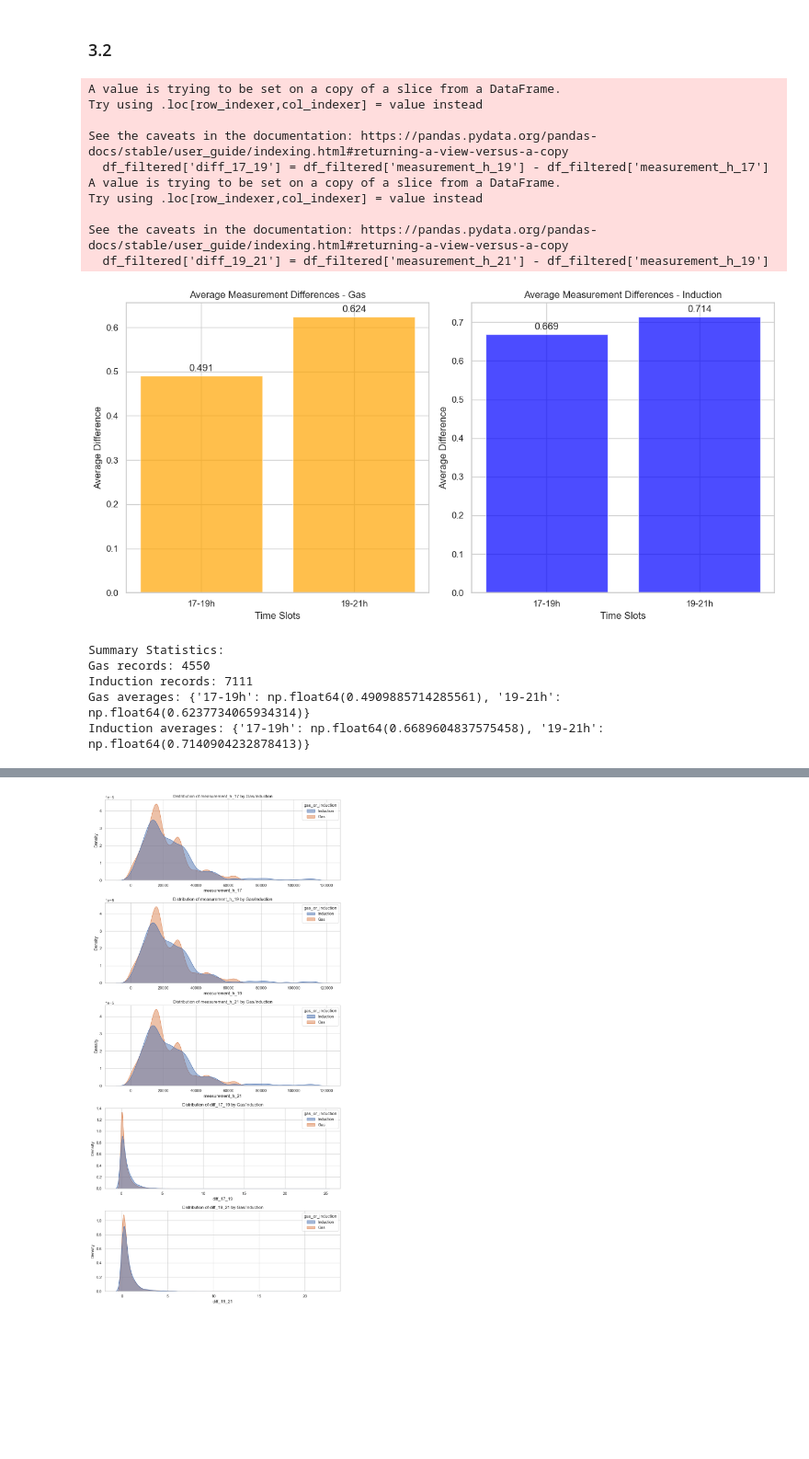
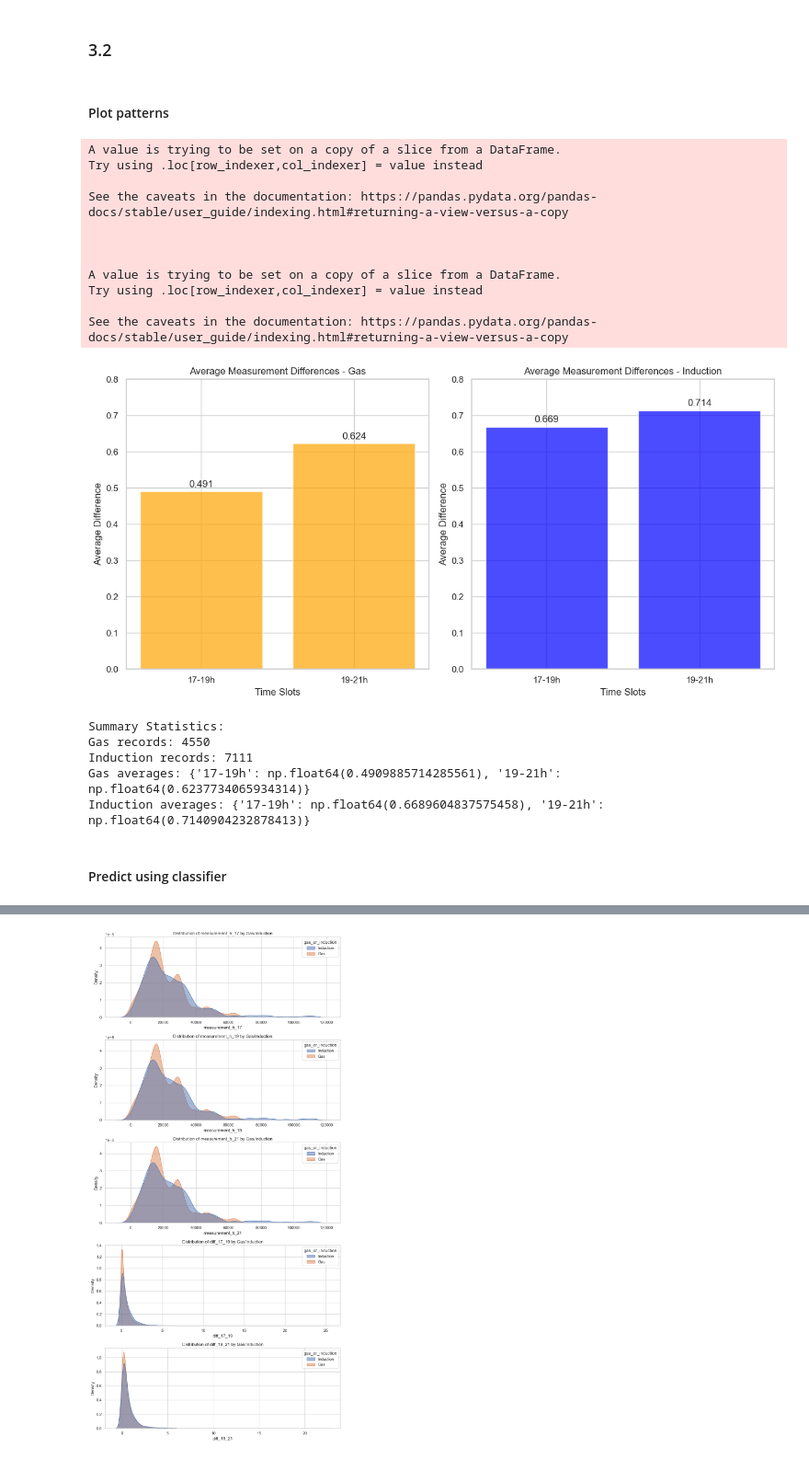
Before and after one commit to Gijsbertbas/swa, a Jupyter notebook: notebooks/midden_drenthe.ipynb, the cells around one changed output, grey strips where cells are left out. Shown at 92% size. Saved outputs shown, nothing was run; the diff lists cells and outputs as text; code cells hidden in the pictures; blank space fills up the shorter version.

```diff
--- a/notebooks/midden_drenthe.ipynb
+++ b/notebooks/midden_drenthe.ipynb
@@ -58,3 +57,4 @@ households = wr.athena.read_sql_query(
     workgroup="primary",
     boto3_session=session,
 )
+households['date_of_activation'] = pd.to_datetime(households['date_of_activation'])
@@ -64,0 +61,3 @@ households.shape
+# %%
+# remove restaurant Het Wapen van Schotland which should not be part of this exercise
+households = households[households['id']!='aa80d5d4-eea3-443f-b813-6bb84d817b34']
@@ -474,0 +697,29 @@ m.save(f'../data/middendrenthe/3.1-huishoudens_zonder_gasaansluiting.html')
+# %%
+wijk = 'Smilde'
+df = households[(households['wijk'] == wijk) & pd.isna(households['gas_ean'])].copy()
+coords = households.groupby('zipcode')[['lat', 'lon']].agg('mean')
+
+m = folium.Map(location=(df['lat'].mean(), df['lon'].mean()), zoom_start=14)
+
+for i, row in df.iterrows():
+
+    # based on average zipcode coordinates
+    # lat, lon = households.groupby('zipcode')[['lat', 'lon']].agg('mean').loc[row['zipcode']]
+
+    # based on actual coordinates with random offset
+    lat, lon = row['lat'] + np.random.uniform(-1, 1) / 2500, row['lon'] + np.random.uniform(-1, 1) / 1500
+    if pd.isna(lat):
+        continue
+
+    # Add marker with color based on backfeedusage
+    folium.CircleMarker(
+        location=[lat, lon],
+        radius=15,
+        # popup=popup_text,
+        color=Colors.COSTS.value,
+        fill=True,
+        fillColor=Colors.COSTS.value
+    ).add_to(m)
+
+# Save the map to an HTML file
+m.save(f'../data/middendrenthe/3.1b-huishoudens_zonder_gasaansluiting_{wijk}.html')
@@ -494,5 +749,3 @@ cooking_electricity = wr.athena.read_sql_query(
 )
 cooking_electricity['gas_or_induction'] = cooking_electricity['gas_or_induction'].replace({'': None, 'Inductie': 'Induction'})
 cooking_electricity = cooking_electricity[~(cooking_electricity[['measurement_h_17', 'measurement_h_19', 'measurement_h_21']] == 0).any(axis=1)]
-# %%
-cooking_electricity = cooking_electricity[~(cooking_electricity[['measurement_h_17', 'measurement_h_19', 'measurement_h_21']] == 0).any(axis=1)]
@@ -499,3 +754,5 @@ cooking_electricity = cooking_electricity[~(cooking_electricity[['measurement_h_
+# %% [markdown]
+#### Plot patterns
 # %%
 df = cooking_electricity.copy()
 
@@ -531,6 +788,7 @@ if len(gas_data) > 0:
     ax1.set_title('Average Measurement Differences - Gas')
     ax1.set_ylabel('Average Difference')
     ax1.set_xlabel('Time Slots')
+    ax1.set_ylim(0, 0.8)
     # Add value labels on bars
     for i, v in enumerate(values):
         ax1.text(i, v + max(values)*0.01, f'{v:.3f}', ha='center', va='bottom')
@@ -546,36 +804,38 @@ if len(induction_data) > 0:
     ax2.set_title('Average Measurement Differences - Induction')
     ax2.set_ylabel('Average Difference')
     ax2.set_xlabel('Time Slots')
+    ax2.set_ylim(0, 0.8)
     # Add value labels on bars
     for i, v in enumerate(values):
         ax2.text(i, v + max(values)*0.01, f'{v:.3f}', ha='center', va='bottom')
 else:
     ax2.text(0.5, 0.5, 'No Induction data available', ha='center', va='center', transform=ax2.transAxes)
     ax2.set_title('Average Measurement Differences - Induction')
 
 plt.tight_layout()
 plt.show()
 
 # Print summary statistics
 print("Summary Statistics:")
 print(f"Gas records: {len(gas_data)}")
 print(f"Induction records: {len(induction_data)}")
 if len(gas_data) > 0:
     print(f"Gas averages: {gas_averages}")
 if len(induction_data) > 0:
     print(f"Induction averages: {induction_averages}")
 # %% [output]
 A value is trying to be set on a copy of a slice from a DataFrame.
 Try using .loc[row_indexer,col_indexer] = value instead
 
 See the caveats in the documentation: https://pandas.pydata.org/pandas-docs/stable/user_guide/indexing.html#returning-a-view-versus-a-copy
-  df_filtered['diff_17_19'] = df_filtered['measurement_h_19'] - df_filtered['measurement_h_17']
+
+
+
 A value is trying to be set on a copy of a slice from a DataFrame.
 Try using .loc[row_indexer,col_indexer] = value instead
 
 See the caveats in the documentation: https://pandas.pydata.org/pandas-docs/stable/user_guide/indexing.html#returning-a-view-versus-a-copy
-  df_filtered['diff_19_21'] = df_filtered['measurement_h_21'] - df_filtered['measurement_h_19']
-[figure, old version]
+[figure, new version]
 Summary Statistics:
 Gas records: 4550
 Induction records: 7111
@@ -586 +844,3 @@ Induction averages: {'17-19h': np.float64(0.6689604837575458), '19-21h': np.floa
+# %% [markdown]
+#### Predict using classifier
 # %%
```
Also changed, not shown: parts of 146 cells of this notebook, 16 other files.
